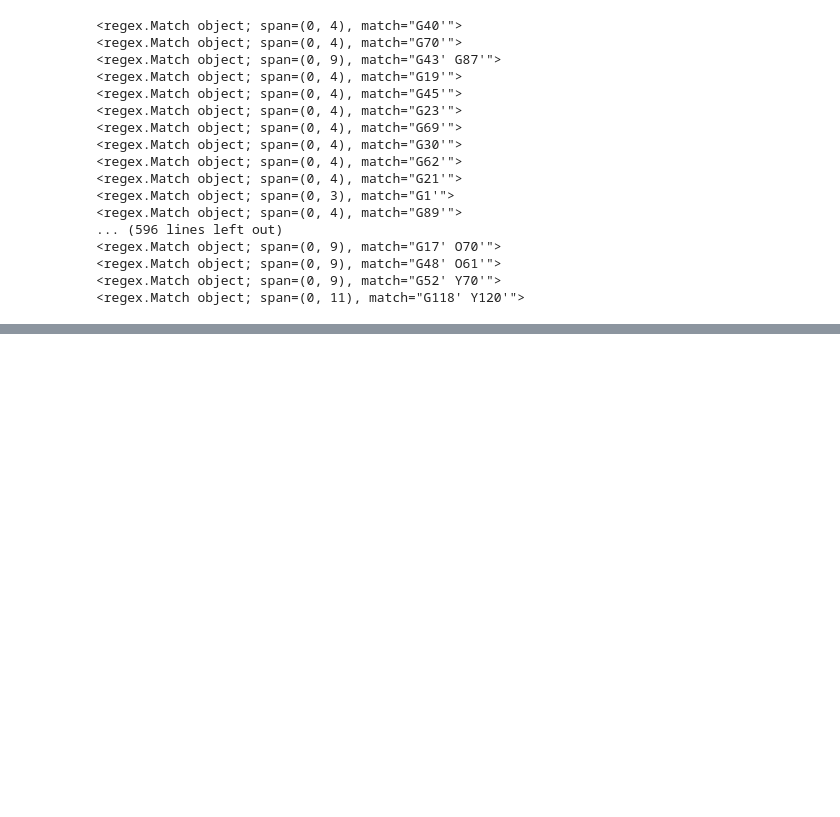
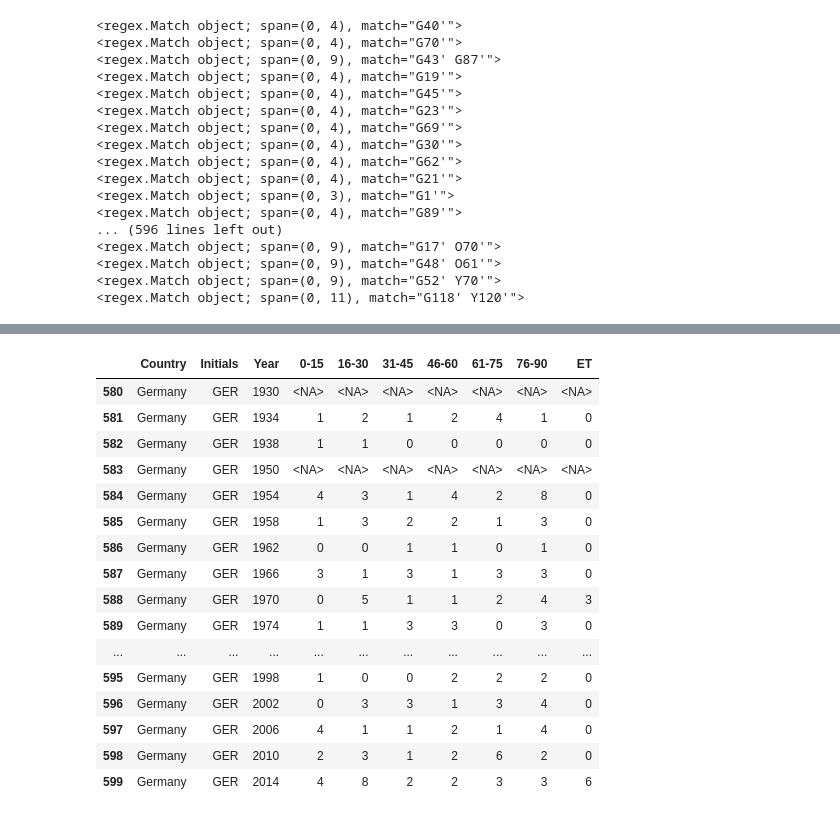
Before and after one commit to CaptainHippie/World-Cup-Analysis, a Jupyter notebook: fifa-wc.ipynb, the cells around one changed output, grey strips where cells are left out. Saved outputs shown, nothing was run; the diff lists cells and outputs as text; code cells hidden in the pictures; blank space fills up the shorter version.

```diff
--- a/fifa-wc.ipynb
+++ b/fifa-wc.ipynb
@@ -795,0 +755,56 @@ for event in events:
+# %%
+df_events = df_country[['Country', 'Initials', 'Year']].copy()
+# %%
+minute_cols = ['0-15', '16-30', '31-45', '46-60', '61-75', '76-90', 'ET']
+# %%
+minutes_data = []
+
+for i, data in df_events.iterrows():
+    ctry, yr = data['Initials'], data['Year']
+    temp = df_players[(df_players['Team Initials'] == ctry) & (df_players['Match Year'] == yr)]
+    if temp.shape[0] > 0:
+        gs_min = [0] * 7
+        for evt in temp['Event']:
+            if pd.notna(evt):
+                for i in re.findall(r"G(.*?)\'", evt):
+                    i = int(i)
+                    if i <= 15:
+                        gs_min[0] += 1
+                    elif i <= 30:
+                        gs_min[1] += 1
+                    elif i <= 45:
+                        gs_min[2] += 1
+                    elif i <= 60:
+                        gs_min[3] += 1
+                    elif i <= 75:
+                        gs_min[4] += 1
+                    elif i <= 90:
+                        gs_min[5] += 1
+                    else:
+                        gs_min[6] += 1
+        minutes_data.append(gs_min)
+    else:
+        minutes_data.append([np.nan]*7)
+# %%
+df_events = pd.concat([df_events, pd.DataFrame(minutes_data, columns = minute_cols).astype('Int8')], axis=1)
+df_events_germany = df_events[df_events['Country'] == 'Germany']
+# %%
+df_events_germany
+# %% [output]
+|  | Country | Initials | Year | 0-15 | 16-30 | 31-45 | 46-60 | 61-75 | 76-90 | ET |
+| 580 | Germany | GER | 1930 | <NA> | <NA> | <NA> | <NA> | <NA> | <NA> | <NA> |
+| 581 | Germany | GER | 1934 | 1 | 2 | 1 | 2 | 4 | 1 | 0 |
+| 582 | Germany | GER | 1938 | 1 | 1 | 0 | 0 | 0 | 0 | 0 |
+| 583 | Germany | GER | 1950 | <NA> | <NA> | <NA> | <NA> | <NA> | <NA> | <NA> |
+| 584 | Germany | GER | 1954 | 4 | 3 | 1 | 4 | 2 | 8 | 0 |
+| 585 | Germany | GER | 1958 | 1 | 3 | 2 | 2 | 1 | 3 | 0 |
+| 586 | Germany | GER | 1962 | 0 | 0 | 1 | 1 | 0 | 1 | 0 |
+| 587 | Germany | GER | 1966 | 3 | 1 | 3 | 1 | 3 | 3 | 0 |
+| 588 | Germany | GER | 1970 | 0 | 5 | 1 | 1 | 2 | 4 | 3 |
+| 589 | Germany | GER | 1974 | 1 | 1 | 3 | 3 | 0 | 3 | 0 |
+| ... | ... | ... | ... | ... | ... | ... | ... | ... | ... | ... |
+| 595 | Germany | GER | 1998 | 1 | 0 | 0 | 2 | 2 | 2 | 0 |
+| 596 | Germany | GER | 2002 | 0 | 3 | 3 | 1 | 3 | 4 | 0 |
+| 597 | Germany | GER | 2006 | 4 | 1 | 1 | 2 | 1 | 4 | 0 |
+| 598 | Germany | GER | 2010 | 2 | 3 | 1 | 2 | 6 | 2 | 0 |
+| 599 | Germany | GER | 2014 | 4 | 8 | 2 | 2 | 3 | 3 | 6 |
```
Also changed, not shown: parts of 25 cells of this notebook, 3 other files.
